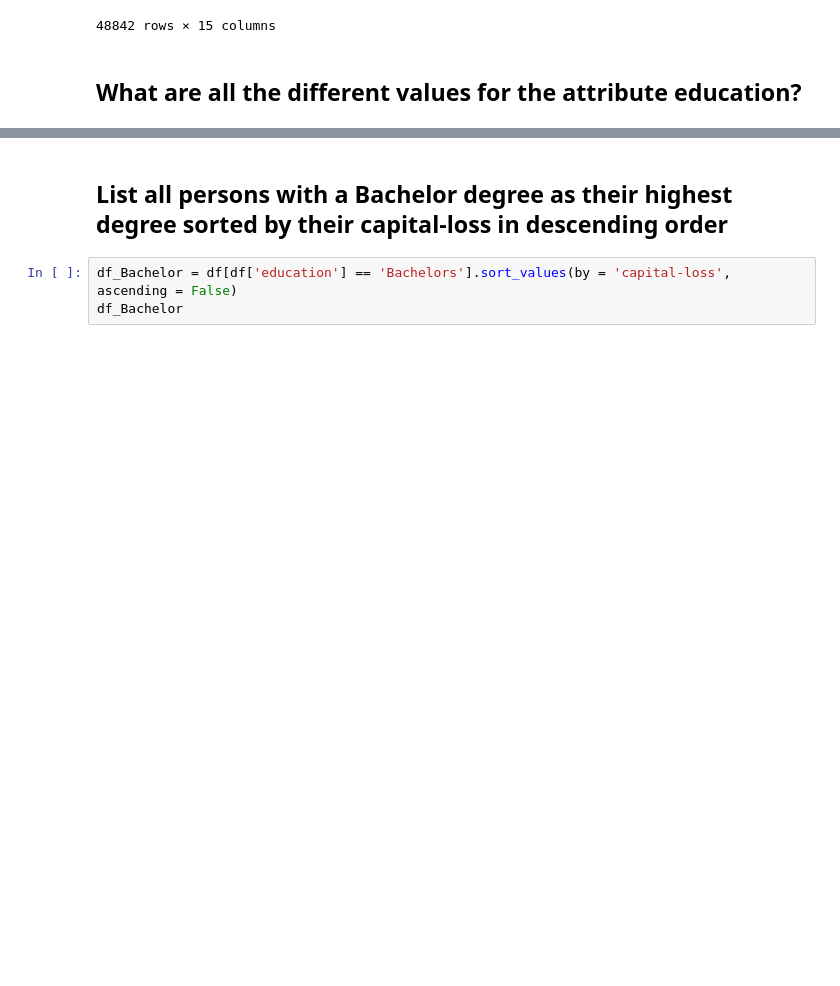
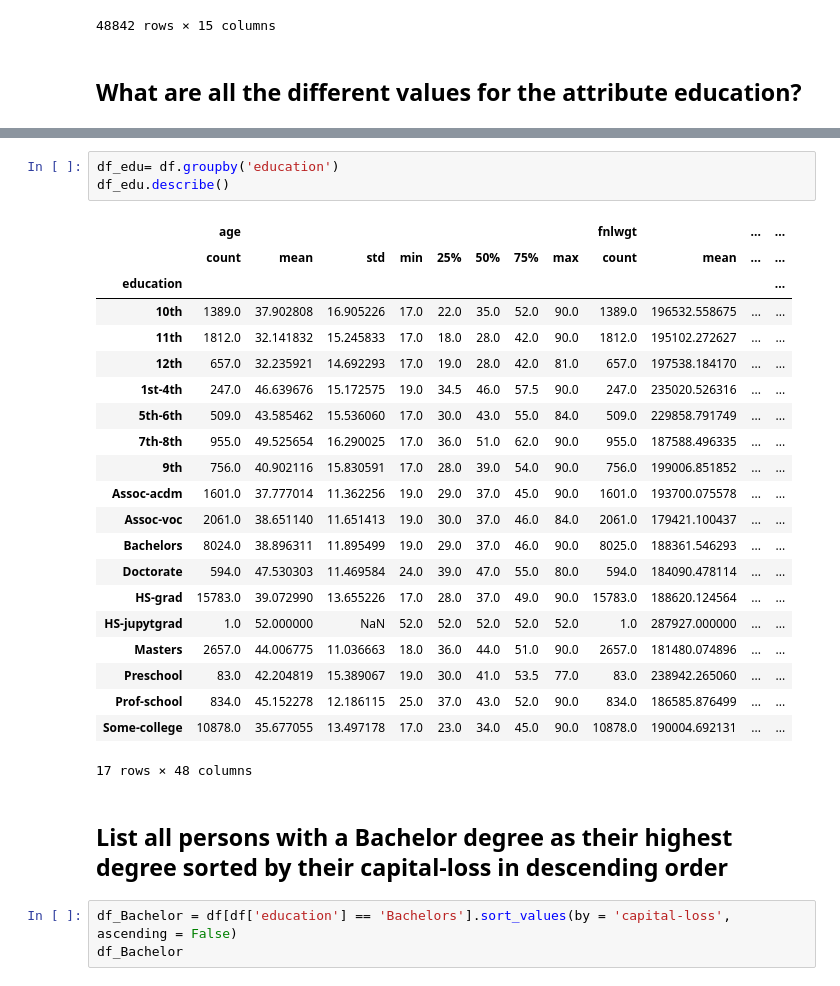
Before and after one commit to andy7622y/myfb, a Jupyter notebook: IS557/1Exercise 09.ipynb, the cells around one changed output, grey strips where cells are left out. Drawn from its saved outputs; the diff is of its cells as text; blank space fills up the shorter version.

```diff
--- a/IS557/1Exercise 09.ipynb
+++ b/IS557/1Exercise 09.ipynb
@@ -51,3 +56,28 @@ set(df.education)
+# %%
+df_edu= df.groupby('education')
+df_edu.describe()
+# %% [output]
+|  | age |  |  |  |  |  |  |  | fnlwgt |  | ... | ... |
+|  | count | mean | std | min | 25% | 50% | 75% | max | count | mean | ... | ... |
+| education |  |  |  |  |  |  |  |  |  |  |  | ... |
+| 10th | 1389.0 | 37.902808 | 16.905226 | 17.0 | 22.0 | 35.0 | 52.0 | 90.0 | 1389.0 | 196532.558675 | ... | ... |
+| 11th | 1812.0 | 32.141832 | 15.245833 | 17.0 | 18.0 | 28.0 | 42.0 | 90.0 | 1812.0 | 195102.272627 | ... | ... |
+| 12th | 657.0 | 32.235921 | 14.692293 | 17.0 | 19.0 | 28.0 | 42.0 | 81.0 | 657.0 | 197538.184170 | ... | ... |
+| 1st-4th | 247.0 | 46.639676 | 15.172575 | 19.0 | 34.5 | 46.0 | 57.5 | 90.0 | 247.0 | 235020.526316 | ... | ... |
+| 5th-6th | 509.0 | 43.585462 | 15.536060 | 17.0 | 30.0 | 43.0 | 55.0 | 84.0 | 509.0 | 229858.791749 | ... | ... |
+| 7th-8th | 955.0 | 49.525654 | 16.290025 | 17.0 | 36.0 | 51.0 | 62.0 | 90.0 | 955.0 | 187588.496335 | ... | ... |
+| 9th | 756.0 | 40.902116 | 15.830591 | 17.0 | 28.0 | 39.0 | 54.0 | 90.0 | 756.0 | 199006.851852 | ... | ... |
+| Assoc-acdm | 1601.0 | 37.777014 | 11.362256 | 19.0 | 29.0 | 37.0 | 45.0 | 90.0 | 1601.0 | 193700.075578 | ... | ... |
+| Assoc-voc | 2061.0 | 38.651140 | 11.651413 | 19.0 | 30.0 | 37.0 | 46.0 | 84.0 | 2061.0 | 179421.100437 | ... | ... |
+| Bachelors | 8024.0 | 38.896311 | 11.895499 | 19.0 | 29.0 | 37.0 | 46.0 | 90.0 | 8025.0 | 188361.546293 | ... | ... |
+| Doctorate | 594.0 | 47.530303 | 11.469584 | 24.0 | 39.0 | 47.0 | 55.0 | 80.0 | 594.0 | 184090.478114 | ... | ... |
+| HS-grad | 15783.0 | 39.072990 | 13.655226 | 17.0 | 28.0 | 37.0 | 49.0 | 90.0 | 15783.0 | 188620.124564 | ... | ... |
+| HS-jupytgrad | 1.0 | 52.000000 | NaN | 52.0 | 52.0 | 52.0 | 52.0 | 52.0 | 1.0 | 287927.000000 | ... | ... |
+| Masters | 2657.0 | 44.006775 | 11.036663 | 18.0 | 36.0 | 44.0 | 51.0 | 90.0 | 2657.0 | 181480.074896 | ... | ... |
+| Preschool | 83.0 | 42.204819 | 15.389067 | 19.0 | 30.0 | 41.0 | 53.5 | 77.0 | 83.0 | 238942.265060 | ... | ... |
+| Prof-school | 834.0 | 45.152278 | 12.186115 | 25.0 | 37.0 | 43.0 | 52.0 | 90.0 | 834.0 | 186585.876499 | ... | ... |
+| Some-college | 10878.0 | 35.677055 | 13.497178 | 17.0 | 23.0 | 34.0 | 45.0 | 90.0 | 10878.0 | 190004.692131 | ... | ... |
+17 rows × 48 columns
 # %% [markdown]
 ## List all persons with a Bachelor degree as their highest degree sorted by their capital-loss in descending order
 # %%
```
Also changed, not shown: parts of 11 cells of this notebook.
